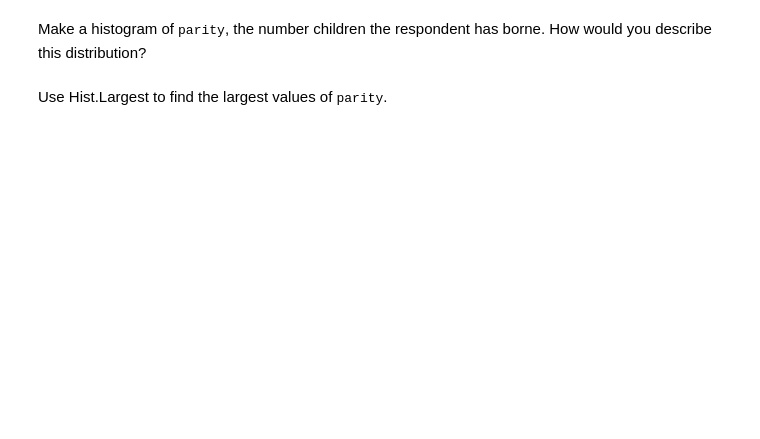
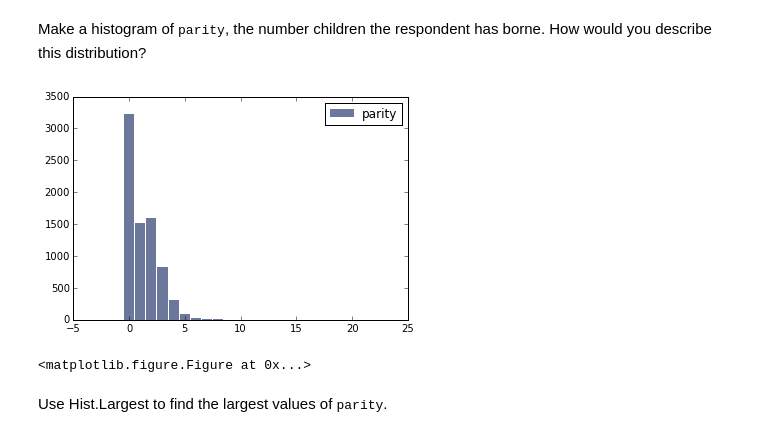
Before and after one commit to warmlogic/ThinkStats2, a Jupyter notebook: code/chap02ex.ipynb, the cells around one changed output. Saved outputs shown, nothing was run; the diff lists cells and outputs as text; code cells hidden in the pictures; blank space fills up the shorter version.

```diff
--- a/code/chap02ex.ipynb
+++ b/code/chap02ex.ipynb
@@ -32,4 +57,15 @@ Make a histogram of <tt>numfmhh</tt>, the number of people in the respondent's h
 # %% [markdown]
 Make a histogram of <tt>parity</tt>, the number children the respondent has borne.  How would you describe this distribution?
+# %%
+hist = thinkstats2.Hist(resp.parity)
+thinkplot.Hist(hist, label='parity')
+thinkplot.Show()
+
+# close to half of the respondents have never had children before.
+
+# more women have one or two children compared to higher numbers.
+# %% [output]
+[figure, added]
+<matplotlib.figure.Figure at 0x...>
 # %% [markdown]
 Use Hist.Largest to find the largest values of <tt>parity</tt>.
```
Also changed, not shown: parts of 15 cells of this notebook, 1 other file.
